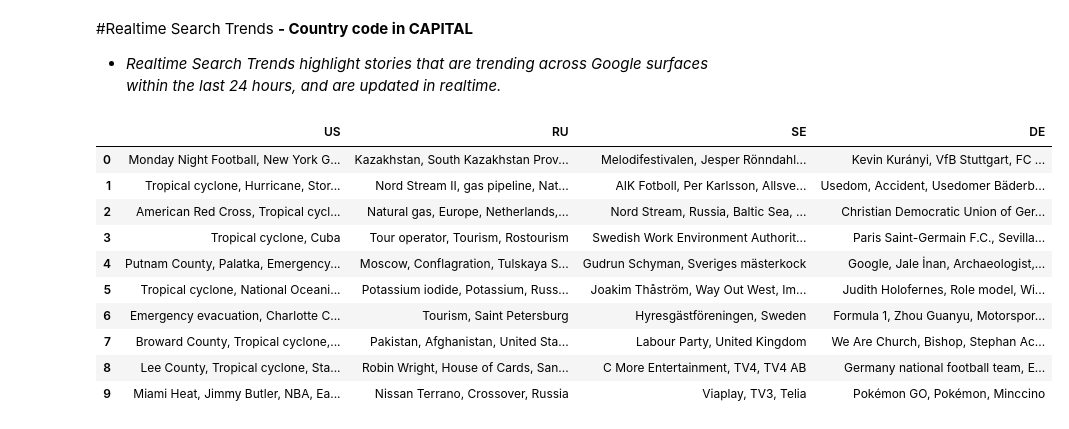
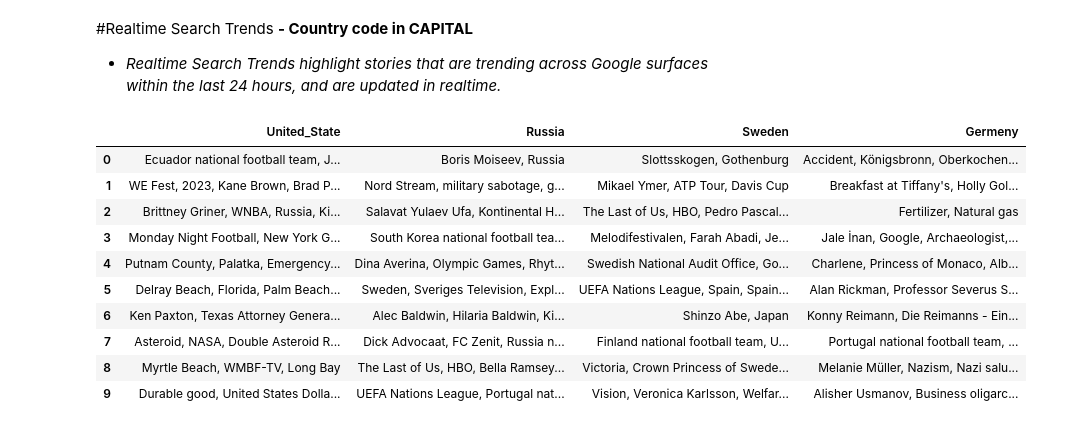
Before and after one commit to mrchapagain/GoogleTrendAnalytics, a Jupyter notebook: GoogleTrends.ipynb, the cells around one changed output. Cells and saved outputs as stored; diff of their text form; code cells hidden in the pictures.

```diff
--- a/GoogleTrends.ipynb
+++ b/GoogleTrends.ipynb
@@ -42,19 +42,19 @@ final_stopwords= en_stop.union(da_stop)
 
 *gprop:* What Google property to filter to fx. "image" or "news" default to web searches
 # %%
-kw_list = ["Healthy food", "Healthy diet"]
-
-def pytrends_func(kw_list=kw_list, timeframe='today 12-m'):
+# Function for connecting google and build playload
+def pytrends_func(kw_list, timeframe):
   # Configuring connection wich receives two important parameters; hl (hosting language) & tz (timezone).
   trends = TrendReq(hl='en-US', tz= 360, timeout=(10,25))
 
   # Update playload
-  trends.build_payload(kw_list, cat=0, timeframe='today 12-m', geo= '', gprop='') #timeframe='today 5-y'
+  trends.build_payload(kw_list=kw_list, cat=0, timeframe=timeframe, geo= '', gprop='') #timeframe='today 5-y'
 
   # return the trends object
   return trends
 
-trends= pytrends_func(kw_list, 'today 1-m')
+kw_list = ["Healthy food", "Healthy diet"]
+trends= pytrends_func(kw_list, 'today 12-m')
 trends
 # %% [output]
 <pytrends.request.TrendReq at 0x...>
@@ -285,26 +285,27 @@ latest_trending_searches(["denmark", "united_states", "japan", "india"])
 - *Realtime Search Trends highlight stories that are trending across Google surfaces within the last 24 hours, and are updated in realtime.*
 # %%
 # Function for Realtime Search Trends
-def realtime_search_trends(country_list):
+def realtime_search_trends(country_dict):
   trends= gt_playload()
   df_trends= pd.DataFrame()# Empty dataframe
 
-  for country in country_list:
-    df_trends[country] = trends.realtime_trending_searches(pn=country)["title"]
+  for country_key, country_val in country_dict.items():
+    df_trends[country_val] = trends.realtime_trending_searches(pn=country_key)["title"]
 
   return df_trends.head(10)
 
-realtime_search_trends(["US", "RU", "SE", "DE"])
+country_dict= {"US":"United_State", "RU":"Russia", "SE":"Sweden", "DE":"Germeny"}
+realtime_search_trends(country_dict)
 #trends.realtime_trending_searches(pn="US")["title"]
 # %% [output]
-|  | US | RU | SE | DE |
-| 0 | Monday Night Football, New York G... | Kazakhstan, South Kazakhstan Prov... | Melodifestivalen, Jesper Rönndahl... | Kevin Kurányi, VfB Stuttgart, FC ... |
-| 1 | Tropical cyclone, Hurricane, Stor... | Nord Stream II, gas pipeline, Nat... | AIK Fotboll, Per Karlsson, Allsve... | Usedom, Accident, Usedomer Bäderb... |
-| 2 | American Red Cross, Tropical cycl... | Natural gas, Europe, Netherlands,... | Nord Stream, Russia, Baltic Sea, ... | Christian Democratic Union of Ger... |
-| 3 | Tropical cyclone, Cuba | Tour operator, Tourism, Rostourism | Swedish Work Environment Authorit... | Paris Saint-Germain F.C., Sevilla... |
-| 4 | Putnam County, Palatka, Emergency... | Moscow, Conflagration, Tulskaya S... | Gudrun Schyman, Sveriges mästerkock | Google, Jale İnan, Archaeologist,... |
-| 5 | Tropical cyclone, National Oceani... | Potassium iodide, Potassium, Russ... | Joakim Thåström, Way Out West, Im... | Judith Holofernes, Role model, Wi... |
-| 6 | Emergency evacuation, Charlotte C... | Tourism, Saint Petersburg | Hyresgästföreningen, Sweden | Formula 1, Zhou Guanyu, Motorspor... |
-| 7 | Broward County, Tropical cyclone,... | Pakistan, Afghanistan, United Sta... | Labour Party, United Kingdom | We Are Church, Bishop, Stephan Ac... |
-| 8 | Lee County, Tropical cyclone, Sta... | Robin Wright, House of Cards, San... | C More Entertainment, TV4, TV4 AB | Germany national football team, E... |
-| 9 | Miami Heat, Jimmy Butler, NBA, Ea... | Nissan Terrano, Crossover, Russia | Viaplay, TV3, Telia | Pokémon GO, Pokémon, Minccino |
+|  | United_State | Russia | Sweden | Germeny |
+| 0 | Ecuador national football team, J... | Boris Moiseev, Russia | Slottsskogen, Gothenburg | Accident, Königsbronn, Oberkochen... |
+| 1 | WE Fest, 2023, Kane Brown, Brad P... | Nord Stream, military sabotage, g... | Mikael Ymer, ATP Tour, Davis Cup | Breakfast at Tiffany's, Holly Gol... |
+| 2 | Brittney Griner, WNBA, Russia, Ki... | Salavat Yulaev Ufa, Kontinental H... | The Last of Us, HBO, Pedro Pascal... | Fertilizer, Natural gas |
+| 3 | Monday Night Football, New York G... | South Korea national football tea... | Melodifestivalen, Farah Abadi, Je... | Jale İnan, Google, Archaeologist,... |
+| 4 | Putnam County, Palatka, Emergency... | Dina Averina, Olympic Games, Rhyt... | Swedish National Audit Office, Go... | Charlene, Princess of Monaco, Alb... |
+| 5 | Delray Beach, Florida, Palm Beach... | Sweden, Sveriges Television, Expl... | UEFA Nations League, Spain, Spain... | Alan Rickman, Professor Severus S... |
+| 6 | Ken Paxton, Texas Attorney Genera... | Alec Baldwin, Hilaria Baldwin, Ki... | Shinzo Abe, Japan | Konny Reimann, Die Reimanns - Ein... |
+| 7 | Asteroid, NASA, Double Asteroid R... | Dick Advocaat, FC Zenit, Russia n... | Finland national football team, U... | Portugal national football team, ... |
+| 8 | Myrtle Beach, WMBF-TV, Long Bay | The Last of Us, HBO, Bella Ramsey... | Victoria, Crown Princess of Swede... | Melanie Müller, Nazism, Nazi salu... |
+| 9 | Durable good, United States Dolla... | UEFA Nations League, Portugal nat... | Vision, Veronica Karlsson, Welfar... | Alisher Usmanov, Business oligarc... |
```
Also changed, not shown: parts of 7 cells of this notebook.
